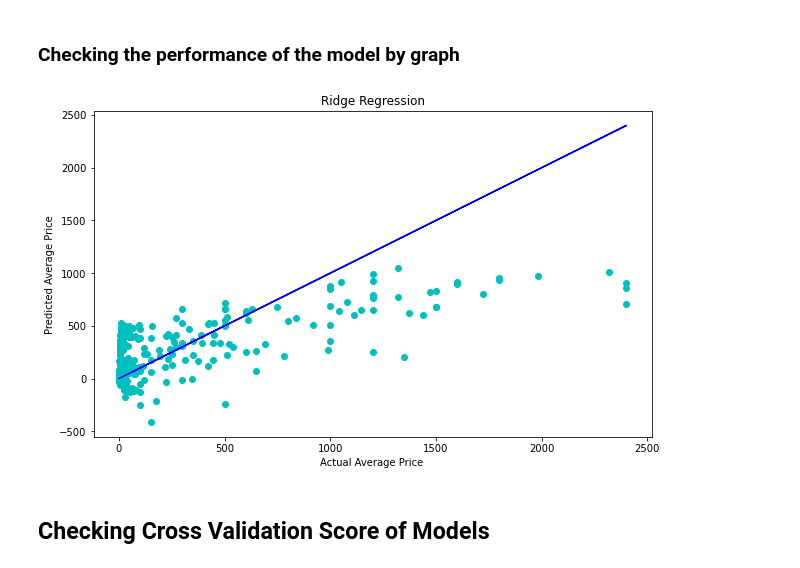
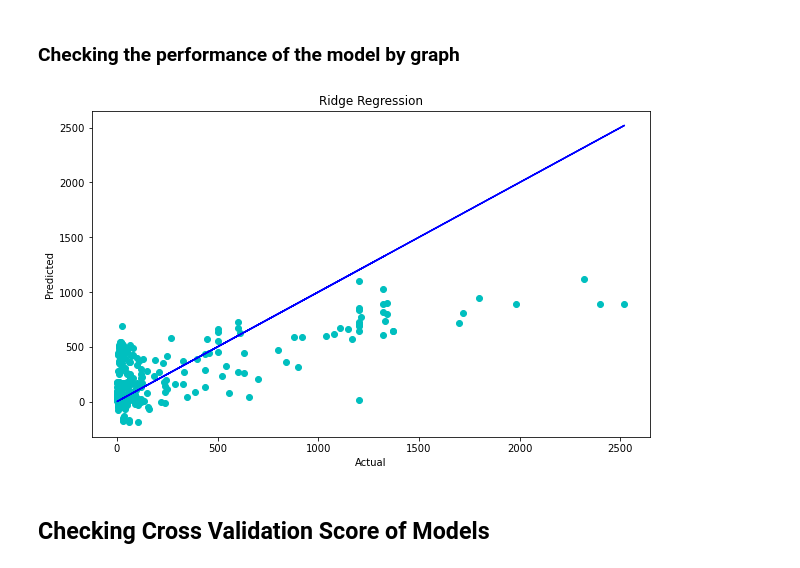
Before and after one commit to ArchanaKumari846/DataTrained_Projects, a Jupyter notebook: Global_Power_Plant_Database_Project.ipynb, the cells around one changed output. Saved outputs shown, nothing was run; the diff lists cells and outputs as text; code cells hidden in the pictures.

```diff
--- a/Global_Power_Plant_Database_Project.ipynb
+++ b/Global_Power_Plant_Database_Project.ipynb
@@ -2408,5 +2421,5 @@ CV_rfc.best_params_
 # %%
-Power_Plant = RandomForestClassifier(random_state=50, max_features='auto', n_estimators= 200, max_depth=8, criterion='gini')
+Power_Plant = RandomForestClassifier(random_state=50, max_features='auto', n_estimators= 100, max_depth=8, criterion='gini')
 Power_Plant.fit(x_train, y_train)
 pred = Power_Plant.predict(x_test)
 acc=accuracy_score(y_test,pred)
@@ -2523,10 +2536,10 @@ Global_Power_Plant
 maxAcc = 0
 maxRS=0
 for i in range(1,100):
-    x_train,x_test,y_train,y_test = train_test_split(x,y,test_size = .20, random_state = i)
+    x_train,x_test,y_train,y_test = train_test_split(x1,y1,test_size = .30, random_state = i)
     modDTR =  DecisionTreeRegressor()
     modDTR.fit(x_train,y_train)
-    pred = modRF.predict(x_test)
+    pred = modDTR.predict(x_test)
     acc  = r2_score(y_test,pred)
     if acc>maxAcc:
         maxAcc=acc
@@ -2775,14 +2788,14 @@ __R2 score for Ridge regressor is 45%__
 # %%
 #Verifying the performance of the model by graph
 plt.figure(figsize=(10,6))
 plt.scatter(x=y_test,y=pred_ridge,color='c')
 plt.plot(y_test,y_test,color='b')
-plt.xlabel("Actual Average Price ")
-plt.ylabel("Predicted Average Price")
+plt.xlabel("Actual")
+plt.ylabel("Predicted")
 plt.title("Ridge Regression")
 plt.show()
 # %% [output]
-[figure, old version]
+[figure, new version]
 # %% [markdown]
 ## Checking Cross Validation Score of Models
 # %% [markdown]
```
Also changed, not shown: parts of 70 cells of this notebook.
